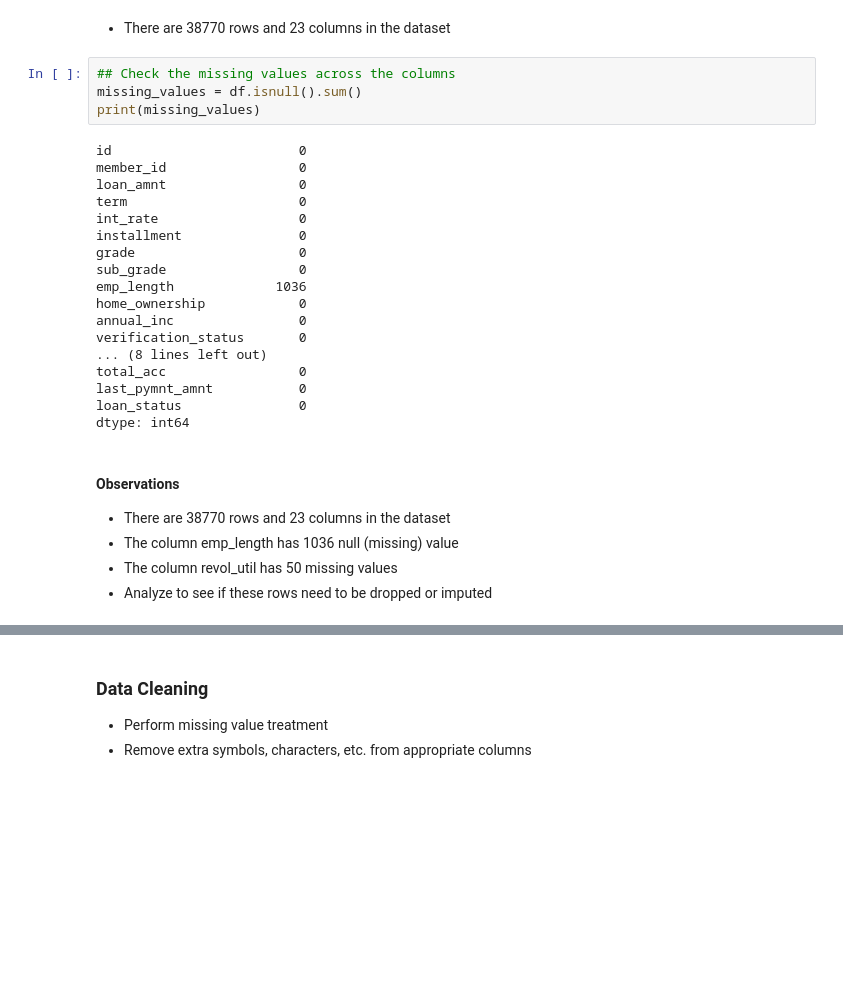
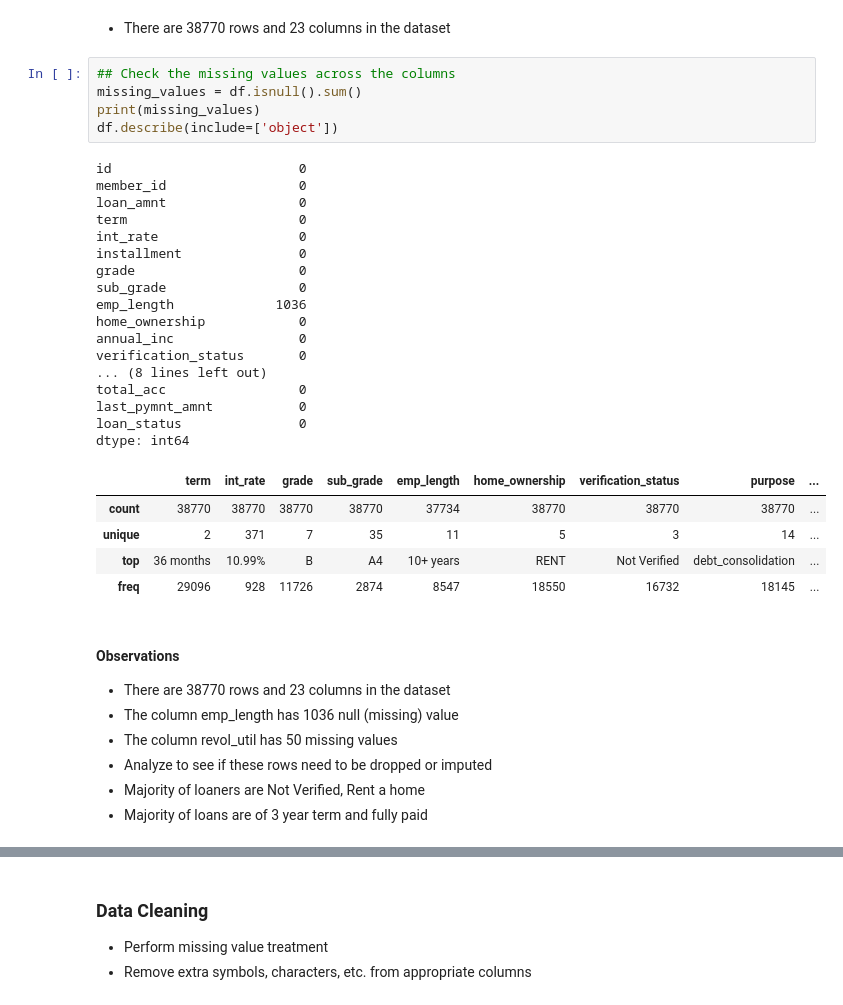
Before and after one commit to mkhallymysore/lending_club, a Jupyter notebook: Starter_Code_Loan_Approval_Lending_Club.ipynb, the cells around one changed output, grey strips where cells are left out. Drawn from its saved outputs; the diff is of its cells as text; blank space fills up the shorter version.

```diff
--- a/Starter_Code_Loan_Approval_Lending_Club.ipynb
+++ b/Starter_Code_Loan_Approval_Lending_Club.ipynb
@@ -136,28 +136,36 @@ df.describe()
 # %%
 ## Check the missing values across the columns
 missing_values = df.isnull().sum()
 print(missing_values)
+df.describe(include=['object'])
 # %% [output]
 id                        0
 member_id                 0
 loan_amnt                 0
 term                      0
 int_rate                  0
 installment               0
 grade                     0
 sub_grade                 0
 emp_length             1036
 home_ownership            0
 annual_inc                0
 verification_status       0
 ... (8 lines left out)
 total_acc                 0
 last_pymnt_amnt           0
 loan_status               0
 dtype: int64
+|  | term | int_rate | grade | sub_grade | emp_length | home_ownership | verification_status | purpose | ... |
+| count | 38770 | 38770 | 38770 | 38770 | 37734 | 38770 | 38770 | 38770 | ... |
+| unique | 2 | 371 | 7 | 35 | 11 | 5 | 3 | 14 | ... |
+| top | 36 months | 10.99% | B | A4 | 10+ years | RENT | Not Verified | debt_consolidation | ... |
+| freq | 29096 | 928 | 11726 | 2874 | 8547 | 18550 | 16732 | 18145 | ... |
 # %% [markdown]
 #### Observations
 *   There are 38770 rows and 23 columns in the dataset
 *   The column emp_length has 1036 null (missing) value
 *   The column revol_util has 50 missing values
 *   Analyze to see if these rows need to be dropped or imputed
+*   Majority of loaners are Not Verified, Rent a home
+*   Majority of loans are of 3 year term and fully paid
```
Also changed, not shown: parts of 17 cells of this notebook.
